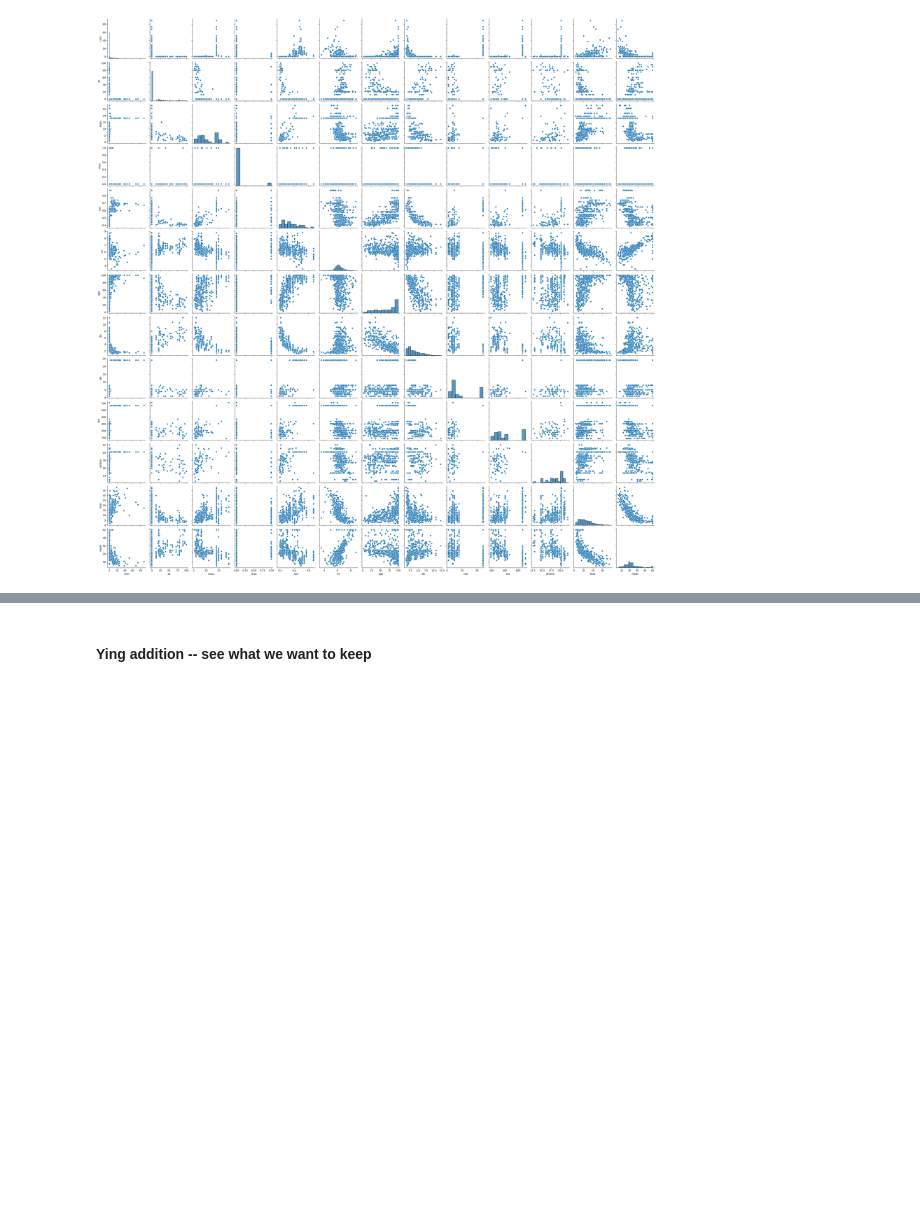
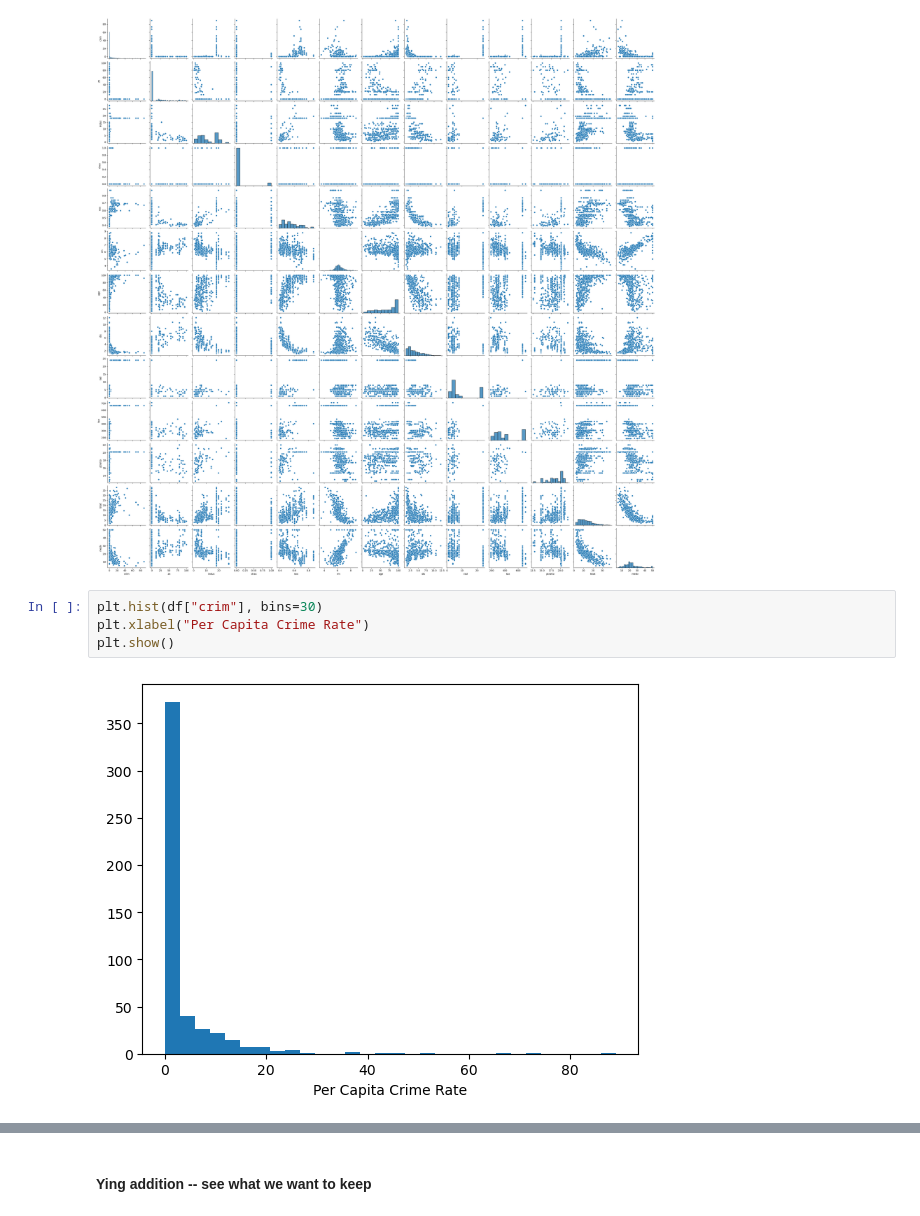
Before and after one commit to yzhao2433/LoanDelinquencyProject, a Jupyter notebook: HW1.ipynb, the cells around one changed output, grey strips where cells are left out. Drawn from its saved outputs; the diff is of its cells as text; blank space fills up the shorter version.

```diff
--- a/HW1.ipynb
+++ b/HW1.ipynb
@@ -118,3 +114,9 @@ sns.pairplot(df)
 # %% [output]
 <seaborn.axisgrid.PairGrid at 0x...>
 [figure]
+# %%
+plt.hist(df["crim"], bins=30)
+plt.xlabel("Per Capita Crime Rate")
+plt.show()
+# %% [output]
+[figure, added]
```
Also changed, not shown: parts of 26 cells of this notebook.
